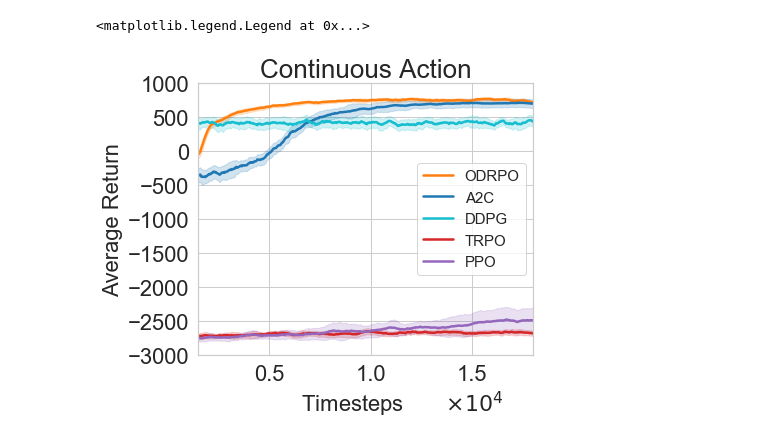
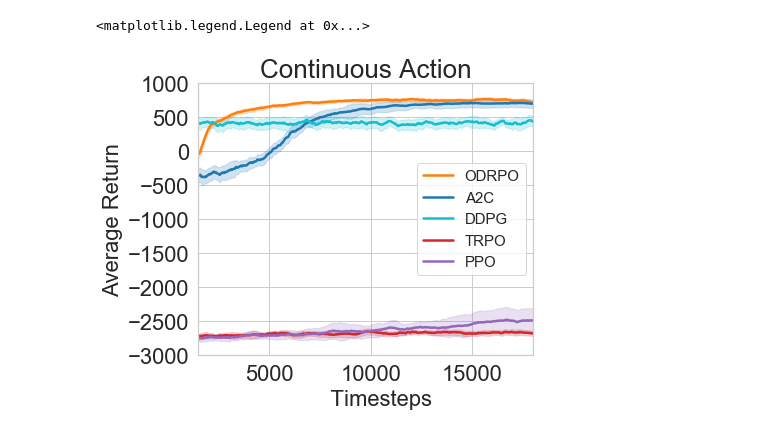
Before and after one commit to kadysongbb/efficient-wpo, a Jupyter notebook: continuous_control/view_training_continuous_EM.ipynb, the cells around one changed output. Saved outputs shown, nothing was run; the diff lists cells and outputs as text; code cells hidden in the pictures.

```diff
--- a/continuous_control/view_training_continuous_EM.ipynb
+++ b/continuous_control/view_training_continuous_EM.ipynb
@@ -89,7 +89,7 @@ legend = False
 
 ax = plt.subplot(111)
 plt.ylabel('Average Return', fontsize=22)
-plt.xlabel("            Timesteps       "+ r"$\times 10^4$",fontsize=22)
+plt.xlabel("            Timesteps       ",fontsize=22)
 plt.xticks(fontsize=22)
 plt.yticks(fontsize=22)
 
@@ -99,7 +99,7 @@ if env_name == "ElectricityMarket":
     window_size = 50
     plt.title('Continuous Action', fontsize = 26)
     plt.ylim(-3000, 1000)
-    plt.xlim(0.15, 1.8)
+    plt.xlim(1500, 18000)
     plt.locator_params(axis="x", nbins=4)
     drpo_file = ['log_files/em_results1_30000_1.txt'
                  , 'log_files/em_results1_20000_1.txt'
@@ -133,14 +133,14 @@ moving_average = find_drpo_moving_avg(drpo_file, window_size, num_timesteps, num
 if len(drpo_file) > 1:
     x = np.linspace(0, num_timesteps, num=num_points)
     data_length = len(moving_average[0])
-    ax.plot(x[len(x)-data_length:len(x)]/10**4, moving_average[0], label='ODRPO', linewidth = 2.5, color = 'tab:orange')
-    ax.fill_between(x[len(x)-data_length:len(x)]/10**4, moving_average[1], moving_average[2], alpha=0.2, color = 'tab:orange')
+    ax.plot(x[len(x)-data_length:len(x)], moving_average[0], label='ODRPO', linewidth = 2.5, color = 'tab:orange')
+    ax.fill_between(x[len(x)-data_length:len(x)], moving_average[1], moving_average[2], alpha=0.2, color = 'tab:orange')
 else:
     train_rewards = np.array(train_rewards)
     x_val = train_rewards[:,0]
     data_length = len(moving_average[0])
-    ax.plot(x_val[len(x_val)-data_length:len(x_val)]/10**4, moving_average[0], label='ODRPO', linewidth = 2.5, color = 'tab:orange')
-    ax.fill_between(x_val[len(x_val)-data_length:len(x_val)]/10**4, moving_average[1], moving_average[2], alpha=0.2, color = 'tab:orange')
+    ax.plot(x_val[len(x_val)-data_length:len(x_val)], moving_average[0], label='ODRPO', linewidth = 2.5, color = 'tab:orange')
+    ax.fill_between(x_val[len(x_val)-data_length:len(x_val)], moving_average[1], moving_average[2], alpha=0.2, color = 'tab:orange')
 
 # read baseline results
 # A2C
@@ -154,8 +154,8 @@ if len(a2c_log_name) == 1:
 else:
     x = np.linspace(0, num_timesteps, num=num_points)
     data_length = len(moving_average[0])
-    ax.plot(x[len(x)-data_length:len(x)]/10**4, moving_average[0], label='A2C', linewidth = 2.5, color = 'tab:blue')
-    ax.fill_between(x[len(x)-data_length:len(x)]/10**4, moving_average[1], moving_average[2], alpha=0.2, color = 'tab:blue')
+    ax.plot(x[len(x)-data_length:len(x)], moving_average[0], label='A2C', linewidth = 2.5, color = 'tab:blue')
+    ax.fill_between(x[len(x)-data_length:len(x)], moving_average[1], moving_average[2], alpha=0.2, color = 'tab:blue')
 
 # DDPG
 moving_average = find_baseline_moving_avg(ddpg_log_name, window_size, num_timesteps, num_points)
@@ -167,39 +167,39 @@ if len(ddpg_log_name) == 1:
     ax.fill_between(np.cumsum(x_val)[len(x_val)-data_length:len(x_val)]/10**4, moving_average[1], moving_average[2], alpha=0.2, color = 'tab:cyan')
 else:
     x = np.linspace(0, num_timesteps, num=num_points)
     data_length = len(moving_average[0])
-    ax.plot(x[len(x)-data_length:len(x)]/10**4, moving_average[0], label='DDPG', linewidth = 2.5, color = 'tab:cyan')
-    ax.fill_between(x[len(x)-data_length:len(x)]/10**4, moving_average[1], moving_average[2], alpha=0.2, color = 'tab:cyan')
+    ax.plot(x[len(x)-data_length:len(x)], moving_average[0], label='DDPG', linewidth = 2.5, color = 'tab:cyan')
+    ax.fill_between(x[len(x)-data_length:len(x)], moving_average[1], moving_average[2], alpha=0.2, color = 'tab:cyan')
 
 # TRPO
 moving_average = find_baseline_moving_avg(trpo_log_name, window_size, num_timesteps, num_points)
 if len(trpo_log_name) == 1:
     temp = pd.read_csv(trpo_log_name[0], sep=',', skiprows = 0, header= 1)
     x_val = temp['l']
     data_length = len(moving_average[0])
     ax.plot(np.cumsum(x_val)[len(x_val)-data_length:len(x_val)]/10**4, moving_average[0], label='TRPO', linewidth = 2.5, color = "tab:red")
     ax.fill_between(np.cumsum(x_val)[len(x_val)-data_length:len(x_val)]/10**4, moving_average[1], moving_average[2], alpha=0.2, color = "tab:red")
 else:
     x = np.linspace(0, num_timesteps, num=num_points)
     data_length = len(moving_average[0])
-    ax.plot(x[len(x)-data_length:len(x)]/10**4, moving_average[0], label='TRPO', linewidth = 2.5, color = "tab:red")
-    ax.fill_between(x[len(x)-data_length:len(x)]/10**4, moving_average[1], moving_average[2], alpha=0.2, color = "tab:red")
+    ax.plot(x[len(x)-data_length:len(x)], moving_average[0], label='TRPO', linewidth = 2.5, color = "tab:red")
+    ax.fill_between(x[len(x)-data_length:len(x)], moving_average[1], moving_average[2], alpha=0.2, color = "tab:red")
 
 # PPO
 moving_average = find_baseline_moving_avg(ppo_log_name, window_size, num_timesteps, num_points)
 if len(ppo_log_name) == 1:
     temp = pd.read_csv(ppo_log_name[0], sep=',', skiprows = 0, header= 1)
     x_val = temp['l']
     data_length = len(moving_average[0])
-    ax.plot(np.cumsum(x_val)[len(x_val)-data_length:len(x_val)]/10**4, moving_average[0], label='PPO', linewidth = 2.5, color = "tab:purple")
-    ax.fill_between(np.cumsum(x_val)[len(x_val)-data_length:len(x_val)]/10**4, moving_average[1], moving_average[2], alpha=0.2, color = "tab:purple")
+    ax.plot(np.cumsum(x_val)[len(x_val)-data_length:len(x_val)], moving_average[0], label='PPO', linewidth = 2.5, color = "tab:purple")
+    ax.fill_between(np.cumsum(x_val)[len(x_val)-data_length:len(x_val)], moving_average[1], moving_average[2], alpha=0.2, color = "tab:purple")
 else:
     x = np.linspace(0, num_timesteps, num=num_points)
     data_length = len(moving_average[0])
-    ax.plot(x[len(x)-data_length:len(x)]/10**4, moving_average[0], label='PPO', linewidth = 2.5, color = "tab:purple")
-    ax.fill_between(x[len(x)-data_length:len(x)]/10**4, moving_average[1], moving_average[2], alpha=0.2, color = "tab:purple")
+    ax.plot(x[len(x)-data_length:len(x)], moving_average[0], label='PPO', linewidth = 2.5, color = "tab:purple")
+    ax.fill_between(x[len(x)-data_length:len(x)], moving_average[1], moving_average[2], alpha=0.2, color = "tab:purple")
 
 ax.legend(loc='center right', fontsize = 15)
 # %% [output]
 <matplotlib.legend.Legend at 0x...>
-[figure, old version]
+[figure, new version]
```
